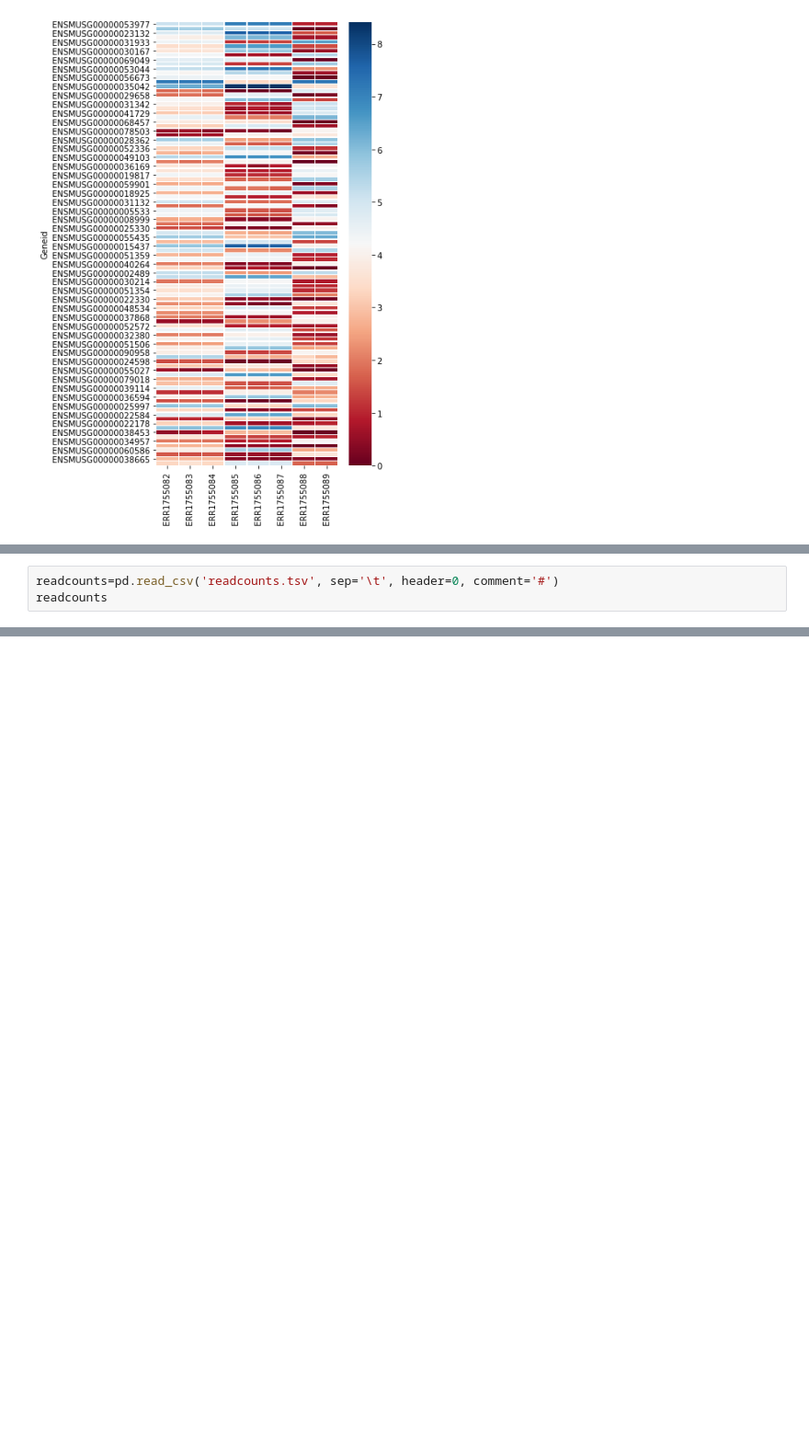
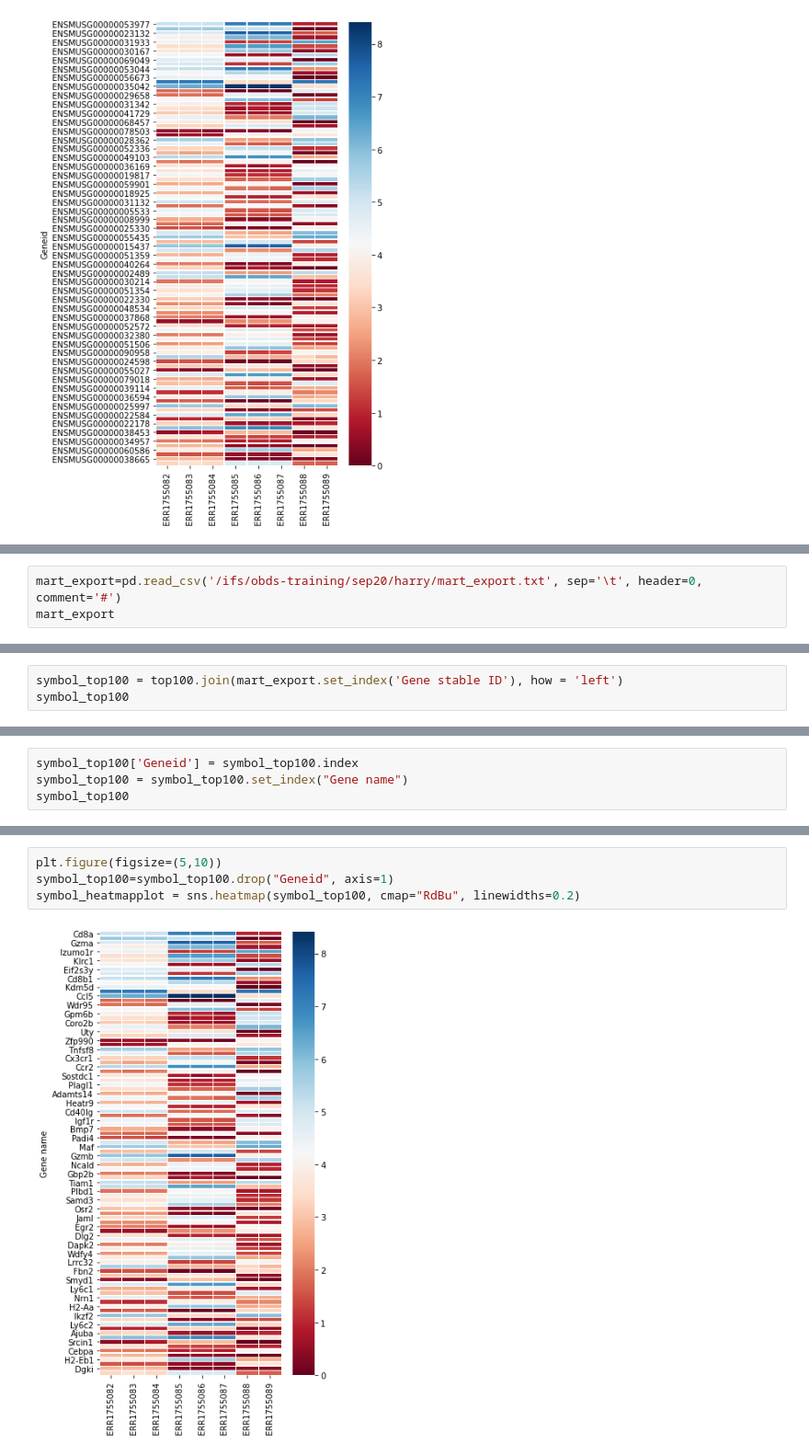
Before and after one commit to andresnoe/obds_training, a Jupyter notebook: notebooks/rna_seq.ipynb, the cells around one changed output, grey strips where cells are left out. Shown: that part at 92% size. Cells and saved outputs as stored; diff of their text form; blank space fills up the shorter version.

```diff
--- a/notebooks/rna_seq.ipynb
+++ b/notebooks/rna_seq.ipynb
@@ -343,3 +357,3 @@ heatmapplot = sns.heatmap(top100, cmap="RdBu", linewidths=0.2)
 # %%
-readcounts=pd.read_csv('readcounts.tsv', sep='\t', header=0, comment='#')
-readcounts
+mart_export=pd.read_csv('/ifs/obds-training/sep20/harry/mart_export.txt', sep='\t', header=0, comment='#')
+mart_export
@@ -345,0 +374,3 @@ readcounts
+# %%
+symbol_top100 = top100.join(mart_export.set_index('Gene stable ID'), how = 'left')
+symbol_top100
@@ -345,0 +392,4 @@ readcounts
+# %%
+symbol_top100['Geneid'] = symbol_top100.index
+symbol_top100 = symbol_top100.set_index("Gene name")
+symbol_top100
@@ -345,0 +411,6 @@ readcounts
+# %%
+plt.figure(figsize=(5,10))
+symbol_top100=symbol_top100.drop("Geneid", axis=1)
+symbol_heatmapplot = sns.heatmap(symbol_top100, cmap="RdBu", linewidths=0.2)
+# %% [output]
+[figure, added]
```
Also changed, not shown: parts of 5 cells of this notebook.
